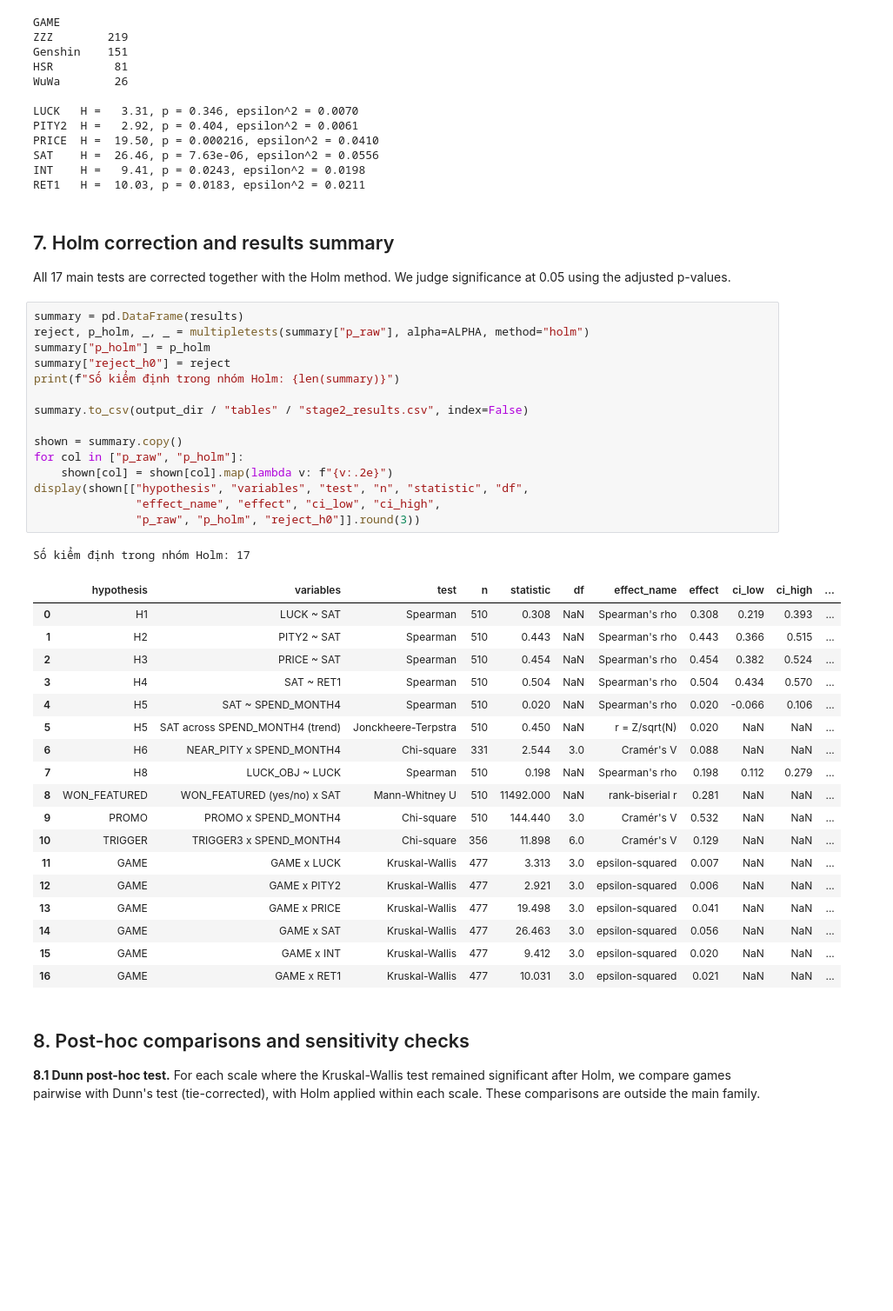
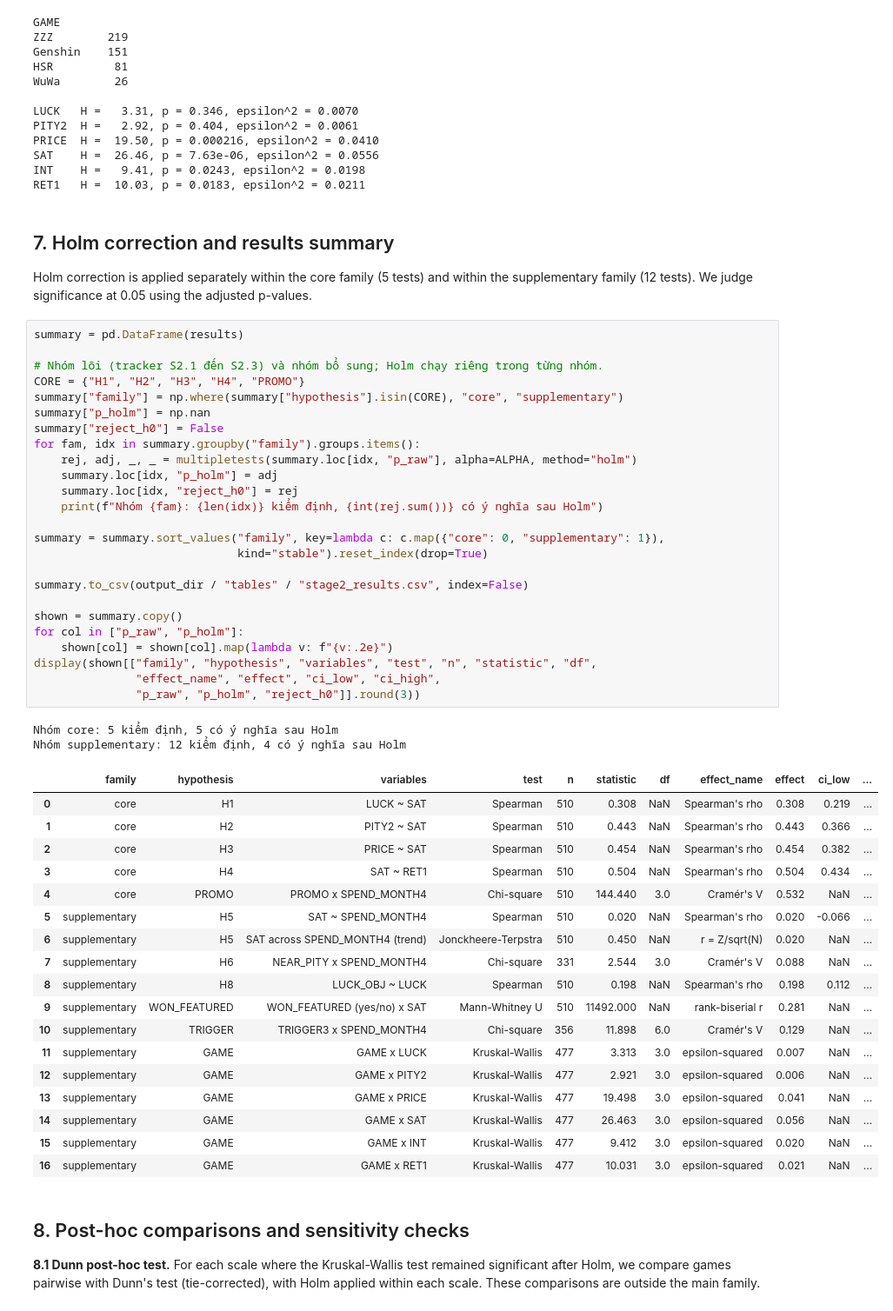
Before and after one commit to YangPuckUIT/06_STAT3013_R11, a Jupyter notebook: Data_Analysis/Stage2_Inferential.ipynb, the cells around one changed output. Shown at 87% size. Drawn from its saved outputs; the diff is of its cells as text; blank space fills up the shorter version.

Commit message:
feat(stage2): core 5 tests with Holm, supplementary tests, README update

```diff
--- a/Data_Analysis/Stage2_Inferential.ipynb
+++ b/Data_Analysis/Stage2_Inferential.ipynb
@@ -291,42 +296,53 @@ RET1   H =  10.03, p = 0.0183, epsilon^2 = 0.0211
 # %% [markdown]
 ## 7. Holm correction and results summary
 
-All 17 main tests are corrected together with the Holm method. We judge significance at 0.05 using the adjusted p-values.
+Holm correction is applied separately within the core family (5 tests) and within the supplementary family (12 tests). We judge significance at 0.05 using the adjusted p-values.
 # %%
 summary = pd.DataFrame(results)
-reject, p_holm, _, _ = multipletests(summary["p_raw"], alpha=ALPHA, method="holm")
-summary["p_holm"] = p_holm
-summary["reject_h0"] = reject
-print(f"Số kiểm định trong nhóm Holm: {len(summary)}")
+
+# Nhóm lõi (tracker S2.1 đến S2.3) và nhóm bổ sung; Holm chạy riêng trong từng nhóm.
+CORE = {"H1", "H2", "H3", "H4", "PROMO"}
+summary["family"] = np.where(summary["hypothesis"].isin(CORE), "core", "supplementary")
+summary["p_holm"] = np.nan
+summary["reject_h0"] = False
+for fam, idx in summary.groupby("family").groups.items():
+    rej, adj, _, _ = multipletests(summary.loc[idx, "p_raw"], alpha=ALPHA, method="holm")
+    summary.loc[idx, "p_holm"] = adj
+    summary.loc[idx, "reject_h0"] = rej
+    print(f"Nhóm {fam}: {len(idx)} kiểm định, {int(rej.sum())} có ý nghĩa sau Holm")
+
+summary = summary.sort_values("family", key=lambda c: c.map({"core": 0, "supplementary": 1}),
+                              kind="stable").reset_index(drop=True)
 
 summary.to_csv(output_dir / "tables" / "stage2_results.csv", index=False)
 
 shown = summary.copy()
 for col in ["p_raw", "p_holm"]:
     shown[col] = shown[col].map(lambda v: f"{v:.2e}")
-display(shown[["hypothesis", "variables", "test", "n", "statistic", "df",
+display(shown[["family", "hypothesis", "variables", "test", "n", "statistic", "df",
                "effect_name", "effect", "ci_low", "ci_high",
                "p_raw", "p_holm", "reject_h0"]].round(3))
 # %% [output]
-Số kiểm định trong nhóm Holm: 17
+Nhóm core: 5 kiểm định, 5 có ý nghĩa sau Holm
+Nhóm supplementary: 12 kiểm định, 4 có ý nghĩa sau Holm
-|  | hypothesis | variables | test | n | statistic | df | effect_name | effect | ci_low | ci_high | ... |
-| 0 | H1 | LUCK ~ SAT | Spearman | 510 | 0.308 | NaN | Spearman's rho | 0.308 | 0.219 | 0.393 | ... |
-| 1 | H2 | PITY2 ~ SAT | Spearman | 510 | 0.443 | NaN | Spearman's rho | 0.443 | 0.366 | 0.515 | ... |
-| 2 | H3 | PRICE ~ SAT | Spearman | 510 | 0.454 | NaN | Spearman's rho | 0.454 | 0.382 | 0.524 | ... |
-| 3 | H4 | SAT ~ RET1 | Spearman | 510 | 0.504 | NaN | Spearman's rho | 0.504 | 0.434 | 0.570 | ... |
-| 4 | H5 | SAT ~ SPEND_MONTH4 | Spearman | 510 | 0.020 | NaN | Spearman's rho | 0.020 | -0.066 | 0.106 | ... |
-| 5 | H5 | SAT across SPEND_MONTH4 (trend) | Jonckheere-Terpstra | 510 | 0.450 | NaN | r = Z/sqrt(N) | 0.020 | NaN | NaN | ... |
-| 6 | H6 | NEAR_PITY x SPEND_MONTH4 | Chi-square | 331 | 2.544 | 3.0 | Cramér's V | 0.088 | NaN | NaN | ... |
-| 7 | H8 | LUCK_OBJ ~ LUCK | Spearman | 510 | 0.198 | NaN | Spearman's rho | 0.198 | 0.112 | 0.279 | ... |
-| 8 | WON_FEATURED | WON_FEATURED (yes/no) x SAT | Mann-Whitney U | 510 | 11492.000 | NaN | rank-biserial r | 0.281 | NaN | NaN | ... |
-| 9 | PROMO | PROMO x SPEND_MONTH4 | Chi-square | 510 | 144.440 | 3.0 | Cramér's V | 0.532 | NaN | NaN | ... |
-| 10 | TRIGGER | TRIGGER3 x SPEND_MONTH4 | Chi-square | 356 | 11.898 | 6.0 | Cramér's V | 0.129 | NaN | NaN | ... |
-| 11 | GAME | GAME x LUCK | Kruskal-Wallis | 477 | 3.313 | 3.0 | epsilon-squared | 0.007 | NaN | NaN | ... |
-| 12 | GAME | GAME x PITY2 | Kruskal-Wallis | 477 | 2.921 | 3.0 | epsilon-squared | 0.006 | NaN | NaN | ... |
-| 13 | GAME | GAME x PRICE | Kruskal-Wallis | 477 | 19.498 | 3.0 | epsilon-squared | 0.041 | NaN | NaN | ... |
-| 14 | GAME | GAME x SAT | Kruskal-Wallis | 477 | 26.463 | 3.0 | epsilon-squared | 0.056 | NaN | NaN | ... |
-| 15 | GAME | GAME x INT | Kruskal-Wallis | 477 | 9.412 | 3.0 | epsilon-squared | 0.020 | NaN | NaN | ... |
-| 16 | GAME | GAME x RET1 | Kruskal-Wallis | 477 | 10.031 | 3.0 | epsilon-squared | 0.021 | NaN | NaN | ... |
+|  | family | hypothesis | variables | test | n | statistic | df | effect_name | effect | ci_low | ... |
+| 0 | core | H1 | LUCK ~ SAT | Spearman | 510 | 0.308 | NaN | Spearman's rho | 0.308 | 0.219 | ... |
+| 1 | core | H2 | PITY2 ~ SAT | Spearman | 510 | 0.443 | NaN | Spearman's rho | 0.443 | 0.366 | ... |
+| 2 | core | H3 | PRICE ~ SAT | Spearman | 510 | 0.454 | NaN | Spearman's rho | 0.454 | 0.382 | ... |
+| 3 | core | H4 | SAT ~ RET1 | Spearman | 510 | 0.504 | NaN | Spearman's rho | 0.504 | 0.434 | ... |
+| 4 | core | PROMO | PROMO x SPEND_MONTH4 | Chi-square | 510 | 144.440 | 3.0 | Cramér's V | 0.532 | NaN | ... |
+| 5 | supplementary | H5 | SAT ~ SPEND_MONTH4 | Spearman | 510 | 0.020 | NaN | Spearman's rho | 0.020 | -0.066 | ... |
+| 6 | supplementary | H5 | SAT across SPEND_MONTH4 (trend) | Jonckheere-Terpstra | 510 | 0.450 | NaN | r = Z/sqrt(N) | 0.020 | NaN | ... |
+| 7 | supplementary | H6 | NEAR_PITY x SPEND_MONTH4 | Chi-square | 331 | 2.544 | 3.0 | Cramér's V | 0.088 | NaN | ... |
+| 8 | supplementary | H8 | LUCK_OBJ ~ LUCK | Spearman | 510 | 0.198 | NaN | Spearman's rho | 0.198 | 0.112 | ... |
+| 9 | supplementary | WON_FEATURED | WON_FEATURED (yes/no) x SAT | Mann-Whitney U | 510 | 11492.000 | NaN | rank-biserial r | 0.281 | NaN | ... |
+| 10 | supplementary | TRIGGER | TRIGGER3 x SPEND_MONTH4 | Chi-square | 356 | 11.898 | 6.0 | Cramér's V | 0.129 | NaN | ... |
+| 11 | supplementary | GAME | GAME x LUCK | Kruskal-Wallis | 477 | 3.313 | 3.0 | epsilon-squared | 0.007 | NaN | ... |
+| 12 | supplementary | GAME | GAME x PITY2 | Kruskal-Wallis | 477 | 2.921 | 3.0 | epsilon-squared | 0.006 | NaN | ... |
+| 13 | supplementary | GAME | GAME x PRICE | Kruskal-Wallis | 477 | 19.498 | 3.0 | epsilon-squared | 0.041 | NaN | ... |
+| 14 | supplementary | GAME | GAME x SAT | Kruskal-Wallis | 477 | 26.463 | 3.0 | epsilon-squared | 0.056 | NaN | ... |
+| 15 | supplementary | GAME | GAME x INT | Kruskal-Wallis | 477 | 9.412 | 3.0 | epsilon-squared | 0.020 | NaN | ... |
+| 16 | supplementary | GAME | GAME x RET1 | Kruskal-Wallis | 477 | 10.031 | 3.0 | epsilon-squared | 0.021 | NaN | ... |
 # %% [markdown]
 ## 8. Post-hoc comparisons and sensitivity checks
 
```
Also changed, not shown: parts of 5 cells of this notebook, 3 other files.
